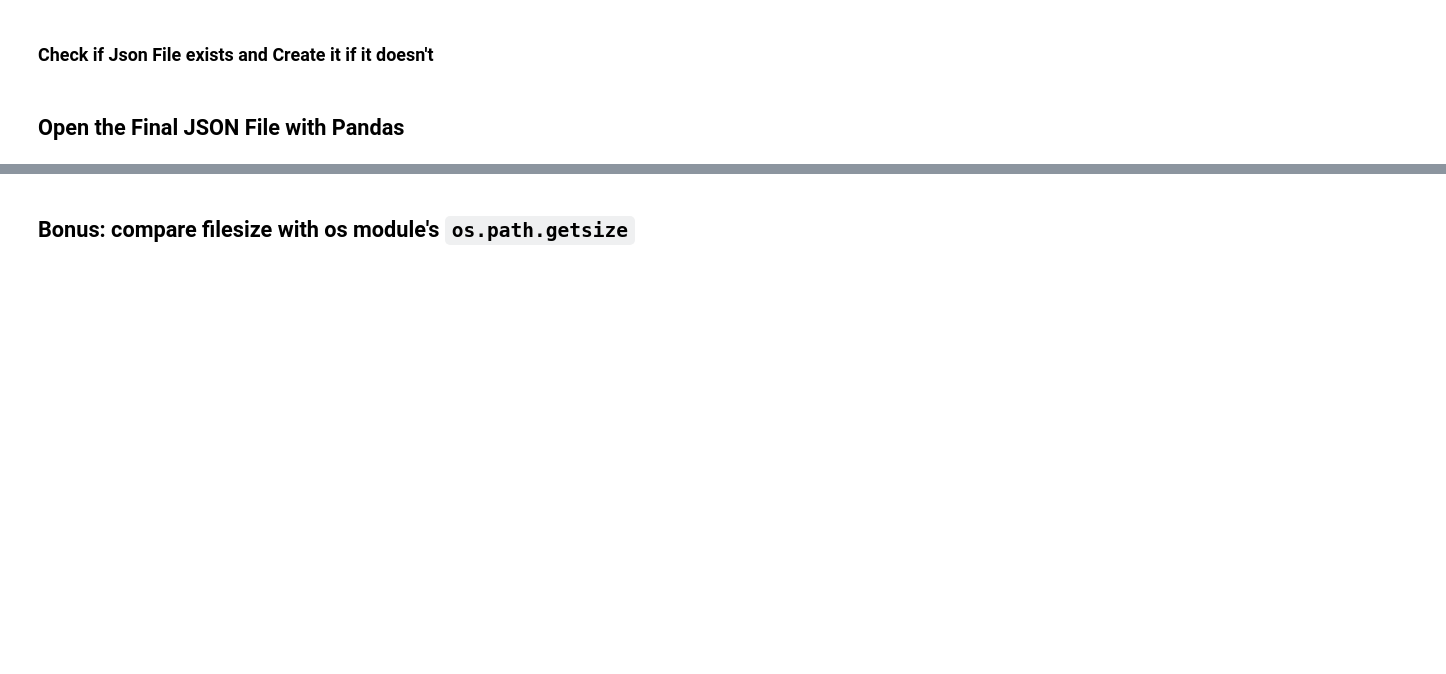
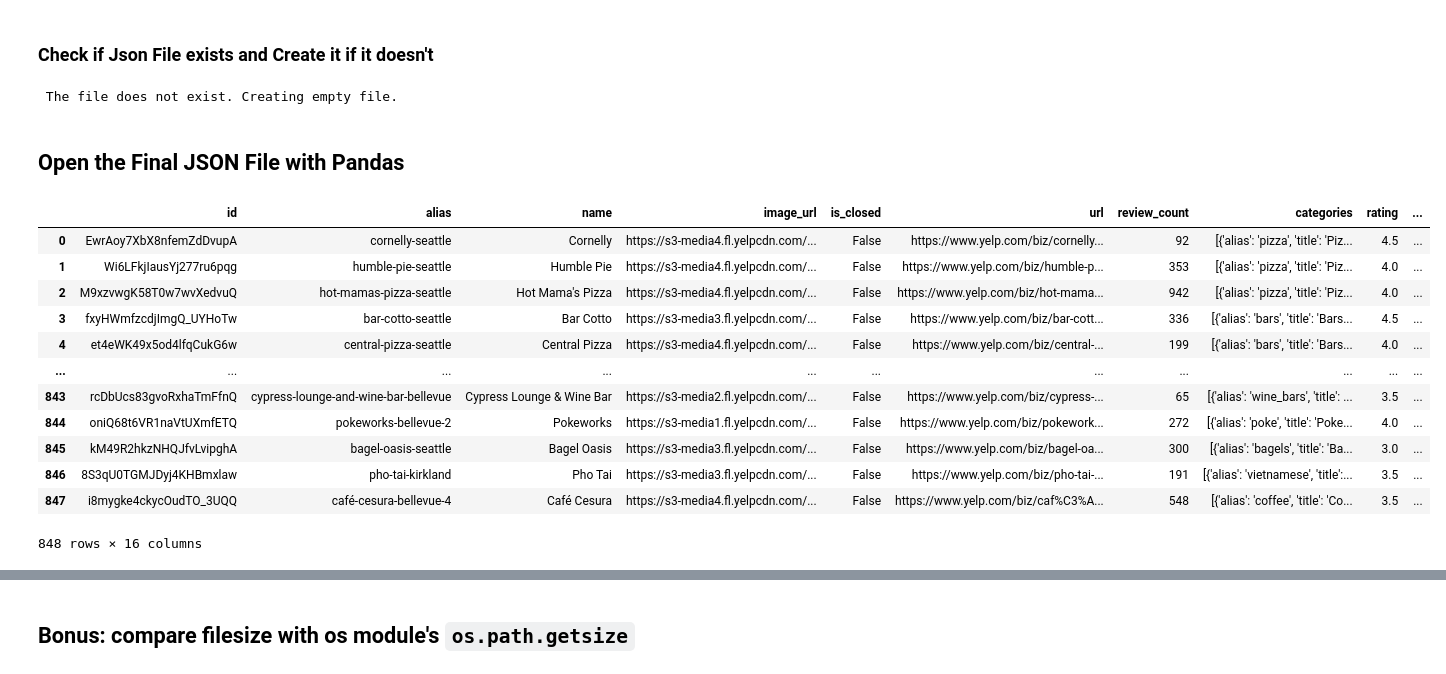
Before and after one commit to coding-dojo-data-science/data-enrichment-wk14-activity-mapping-yelp-api-results, a Jupyter notebook: Part1-Extracting and Saving Data from Yelp API.ipynb, the cells around one changed output, grey strips where cells are left out. Saved outputs shown, nothing was run; the diff lists cells and outputs as text; code cells hidden in the pictures; blank space fills up the shorter version.

```diff
--- a/Part1-Extracting and Saving Data from Yelp API.ipynb
+++ b/Part1-Extracting and Saving Data from Yelp API.ipynb
@@ -54,5 +62,7 @@ from tqdm.notebook import tqdm_notebook
 # %%
 ## Specify fodler for saving data
+FOLDER = 'Data/'
+os.makedirs(FOLDER,exist_ok=True)
 # %%
 # Specifying JSON_FILE filename (can include a folder)
-JSON_FILE = None
+JSON_FILE = FOLDER+f"{location.split(',')[0]}-{term}.json"
@@ -89,10 +192,17 @@ results_per_page
 ## If it does not exist:
     ## print the message and create the empty file
 
+if os.path.isfile(JSON_FILE)==False:
 
-
-## If it exists, inform user:
-    ## INFORM USER
+     # file does not exist so print message and create empty file
+    print(" The file does not exist. Creating empty file.")
+    with open(JSON_FILE,'w') as f:
+        json.dump(results['businesses'],f)
+## If it exists, inform user
+else:
+    print('File exists')
+# %% [output]
+ The file does not exist. Creating empty file.
 # %%
 for i in tqdm_notebook( range(1,n_pages+1)):
     ## The block of code we want to TRY to run
@@ -116,3 +229,20 @@ df = None
+# %%
+df = pd.read_json(JSON_FILE)
+df
+# %% [output]
+|  | id | alias | name | image_url | is_closed | url | review_count | categories | rating | ... |
+| 0 | EwrAoy7XbX8nfemZdDvupA | cornelly-seattle | Cornelly | https://s3-media4.fl.yelpcdn.com/... | False | https://www.yelp.com/biz/cornelly... | 92 | [{'alias': 'pizza', 'title': 'Piz... | 4.5 | ... |
+| 1 | Wi6LFkjIausYj277ru6pqg | humble-pie-seattle | Humble Pie | https://s3-media4.fl.yelpcdn.com/... | False | https://www.yelp.com/biz/humble-p... | 353 | [{'alias': 'pizza', 'title': 'Piz... | 4.0 | ... |
+| 2 | M9xzvwgK58T0w7wvXedvuQ | hot-mamas-pizza-seattle | Hot Mama's Pizza | https://s3-media4.fl.yelpcdn.com/... | False | https://www.yelp.com/biz/hot-mama... | 942 | [{'alias': 'pizza', 'title': 'Piz... | 4.0 | ... |
+| 3 | fxyHWmfzcdjImgQ_UYHoTw | bar-cotto-seattle | Bar Cotto | https://s3-media3.fl.yelpcdn.com/... | False | https://www.yelp.com/biz/bar-cott... | 336 | [{'alias': 'bars', 'title': 'Bars... | 4.5 | ... |
+| 4 | et4eWK49x5od4lfqCukG6w | central-pizza-seattle | Central Pizza | https://s3-media4.fl.yelpcdn.com/... | False | https://www.yelp.com/biz/central-... | 199 | [{'alias': 'bars', 'title': 'Bars... | 4.0 | ... |
+| ... | ... | ... | ... | ... | ... | ... | ... | ... | ... | ... |
+| 843 | rcDbUcs83gvoRxhaTmFfnQ | cypress-lounge-and-wine-bar-bellevue | Cypress Lounge & Wine Bar | https://s3-media2.fl.yelpcdn.com/... | False | https://www.yelp.com/biz/cypress-... | 65 | [{'alias': 'wine_bars', 'title': ... | 3.5 | ... |
+| 844 | oniQ68t6VR1naVtUXmfETQ | pokeworks-bellevue-2 | Pokeworks | https://s3-media1.fl.yelpcdn.com/... | False | https://www.yelp.com/biz/pokework... | 272 | [{'alias': 'poke', 'title': 'Poke... | 4.0 | ... |
+| 845 | kM49R2hkzNHQJfvLvipghA | bagel-oasis-seattle | Bagel Oasis | https://s3-media3.fl.yelpcdn.com/... | False | https://www.yelp.com/biz/bagel-oa... | 300 | [{'alias': 'bagels', 'title': 'Ba... | 3.0 | ... |
+| 846 | 8S3qU0TGMJDyj4KHBmxlaw | pho-tai-kirkland | Pho Tai | https://s3-media3.fl.yelpcdn.com/... | False | https://www.yelp.com/biz/pho-tai-... | 191 | [{'alias': 'vietnamese', 'title':... | 3.5 | ... |
+| 847 | i8mygke4ckycOudTO_3UQQ | café-cesura-bellevue-4 | Café Cesura | https://s3-media4.fl.yelpcdn.com/... | False | https://www.yelp.com/biz/caf%C3%A... | 548 | [{'alias': 'coffee', 'title': 'Co... | 3.5 | ... |
+848 rows × 16 columns
 # %%
 ## convert the filename to a .csv.gz
 csv_file = JSON_FILE.replace('.json','.csv.gz')
```
Also changed, not shown: parts of 21 cells of this notebook, 2 other files.
